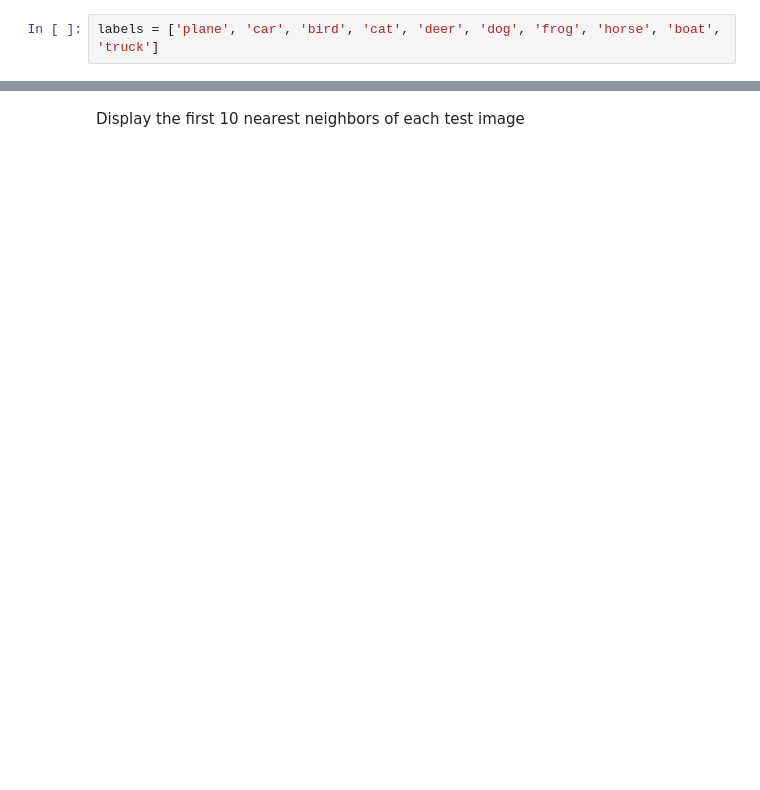
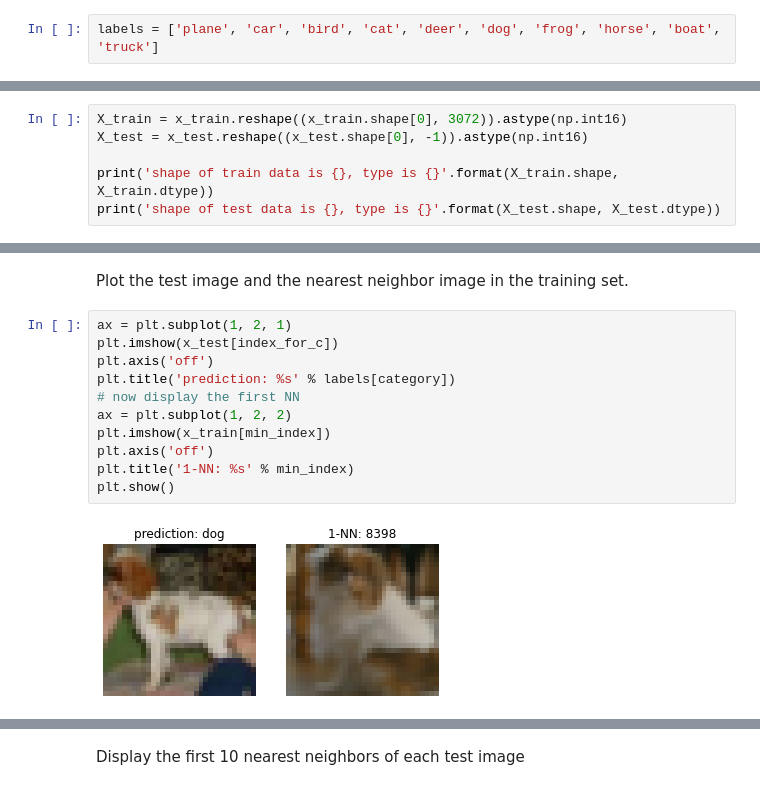
Before and after one commit to heprom/cvml, a Jupyter notebook: corrections/cfar10_kNN_cor.ipynb, the cells around one changed output, grey strips where cells are left out. Saved outputs shown, nothing was run; the diff lists cells and outputs as text; blank space fills up the shorter version.

```diff
--- a/corrections/cfar10_kNN_cor.ipynb
+++ b/corrections/cfar10_kNN_cor.ipynb
@@ -58,0 +125,6 @@ labels = ['plane', 'car', 'bird', 'cat', 'deer', 'dog', 'frog', 'horse', 'boat',
+# %%
+X_train = x_train.reshape((x_train.shape[0], 3072)).astype(np.int16)
+X_test = x_test.reshape((x_test.shape[0], -1)).astype(np.int16)
+
+print('shape of train data is {}, type is {}'.format(X_train.shape, X_train.dtype))
+print('shape of test data is {}, type is {}'.format(X_test.shape, X_test.dtype))
@@ -59 +202,16 @@ labels = ['plane', 'car', 'bird', 'cat', 'deer', 'dog', 'frog', 'horse', 'boat',
+# %% [markdown]
+Plot the test image and the nearest neighbor image in the training set.
+# %%
+ax = plt.subplot(1, 2, 1)
+plt.imshow(x_test[index_for_c])
+plt.axis('off')
+plt.title('prediction: %s' % labels[category])
+# now display the first NN
+ax = plt.subplot(1, 2, 2)
+plt.imshow(x_train[min_index])
+plt.axis('off')
+plt.title('1-NN: %s' % min_index)
+plt.show()
+# %% [output]
+[figure, added]
 # %% [markdown]
```
Also changed, not shown: parts of 52 cells of this notebook.
